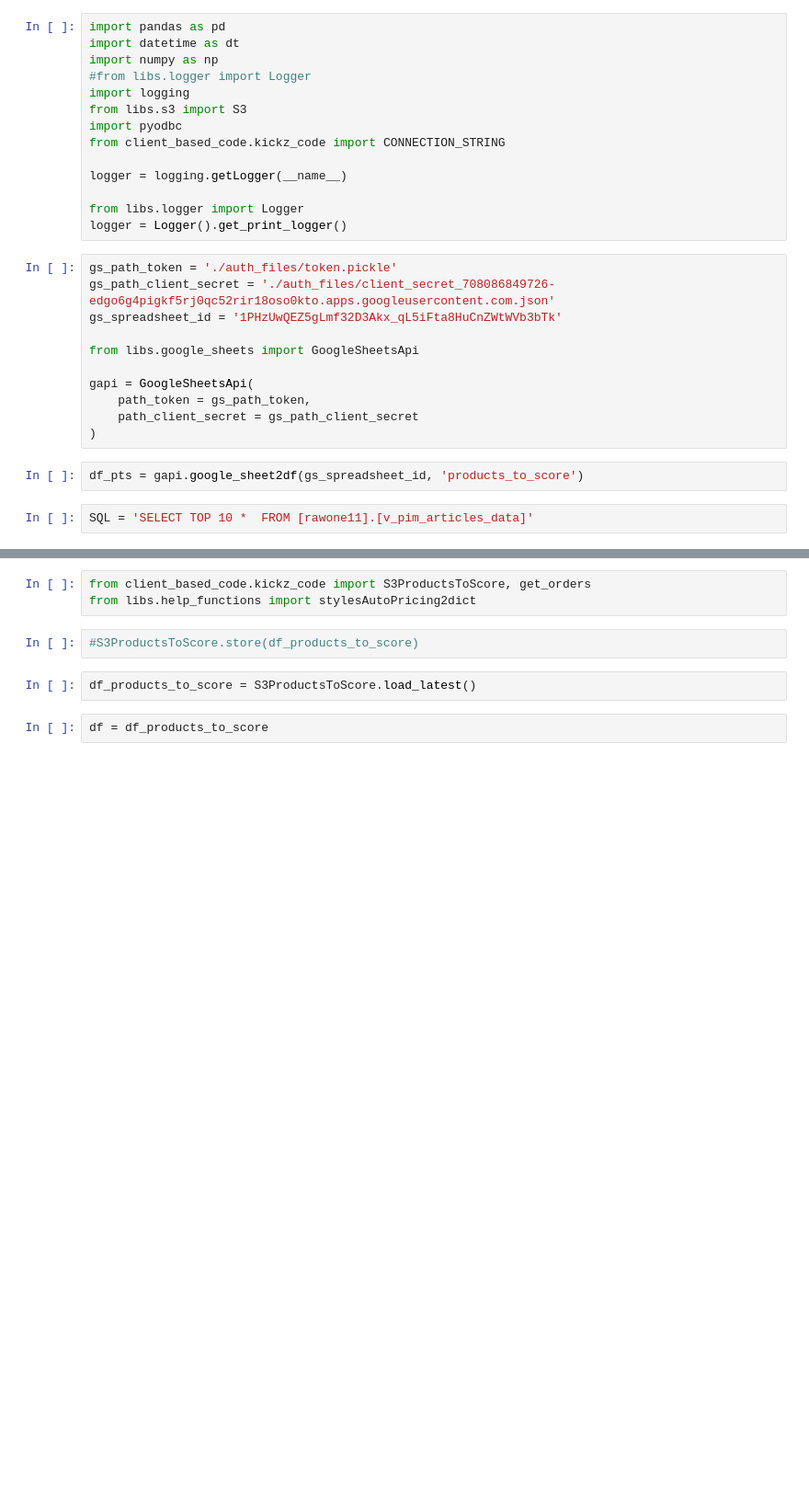
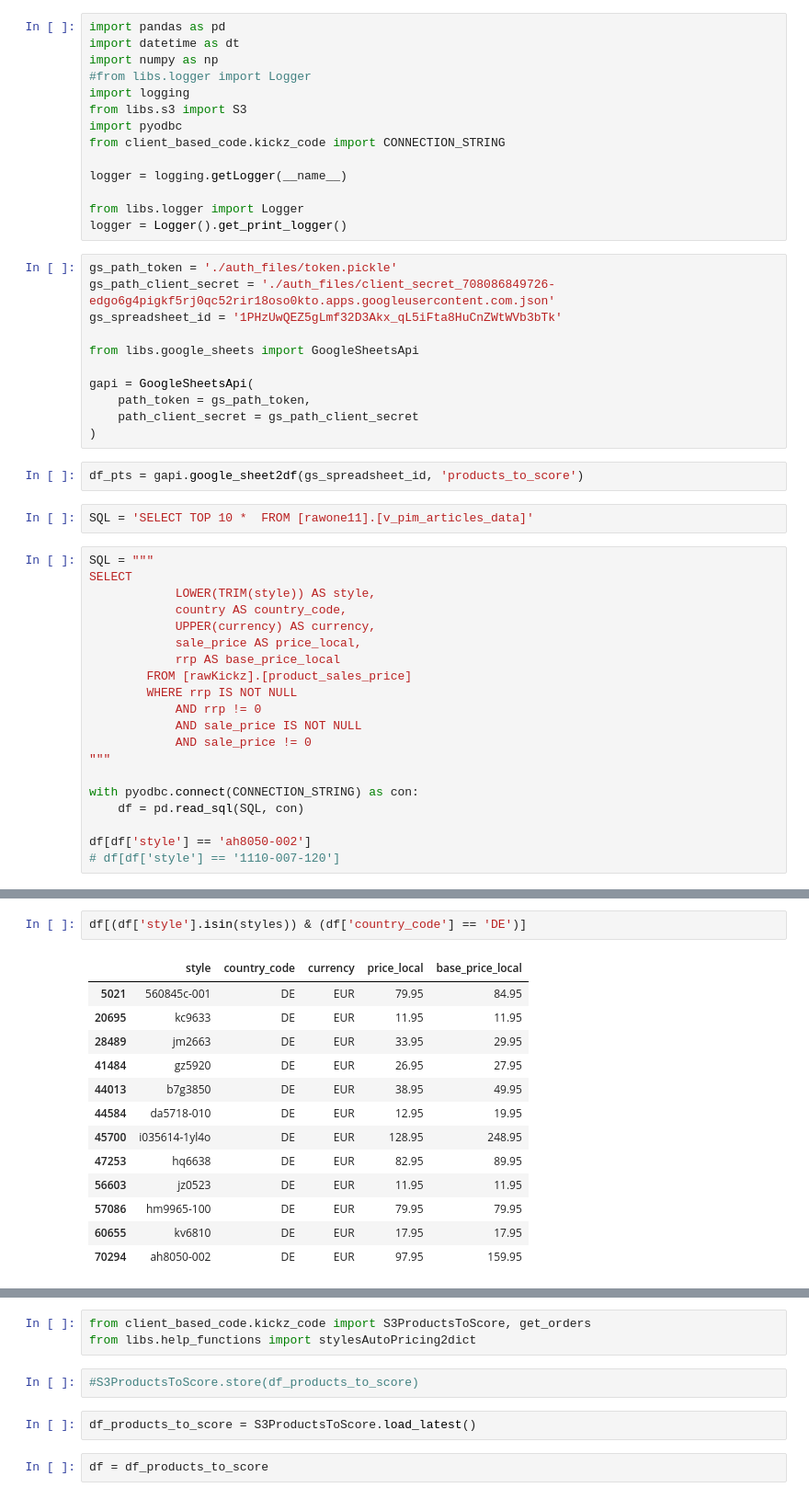
Before and after one commit to jurajkapasny/autopricing-kickz, a Jupyter notebook: kickz-dev.ipynb, the cells around one changed output, grey strips where cells are left out. Shown at 92% size. Drawn from its saved outputs; the diff is of its cells as text; blank space fills up the shorter version.

```diff
--- a/kickz-dev.ipynb
+++ b/kickz-dev.ipynb
@@ -27,3 +27,23 @@ gapi = GoogleSheetsApi(
 df_pts = gapi.google_sheet2df(gs_spreadsheet_id, 'products_to_score')
 # %%
 SQL = 'SELECT TOP 10 *  FROM [rawone11].[v_pim_articles_data]'
+# %%
+SQL = """
+SELECT
+            LOWER(TRIM(style)) AS style,
+            country AS country_code,
+            UPPER(currency) AS currency,
+            sale_price AS price_local,
+            rrp AS base_price_local
+        FROM [rawKickz].[product_sales_price]
+        WHERE rrp IS NOT NULL
+            AND rrp != 0
+            AND sale_price IS NOT NULL
+            AND sale_price != 0
+"""
+
+with pyodbc.connect(CONNECTION_STRING) as con:
+    df = pd.read_sql(SQL, con)
+
+df[df['style'] == 'ah8050-002']
+# df[df['style'] == '1110-007-120']
@@ -29,0 +82,16 @@ SQL = 'SELECT TOP 10 *  FROM [rawone11].[v_pim_articles_data]'
+# %%
+df[(df['style'].isin(styles)) & (df['country_code'] == 'DE')]
+# %% [output]
+|  | style | country_code | currency | price_local | base_price_local |
+| 5021 | 560845c-001 | DE | EUR | 79.95 | 84.95 |
+| 20695 | kc9633 | DE | EUR | 11.95 | 11.95 |
+| 28489 | jm2663 | DE | EUR | 33.95 | 29.95 |
+| 41484 | gz5920 | DE | EUR | 26.95 | 27.95 |
+| 44013 | b7g3850 | DE | EUR | 38.95 | 49.95 |
+| 44584 | da5718-010 | DE | EUR | 12.95 | 19.95 |
+| 45700 | i035614-1yl4o | DE | EUR | 128.95 | 248.95 |
+| 47253 | hq6638 | DE | EUR | 82.95 | 89.95 |
+| 56603 | jz0523 | DE | EUR | 11.95 | 11.95 |
+| 57086 | hm9965-100 | DE | EUR | 79.95 | 79.95 |
+| 60655 | kv6810 | DE | EUR | 17.95 | 17.95 |
+| 70294 | ah8050-002 | DE | EUR | 97.95 | 159.95 |
```
Also changed, not shown: parts of 55 cells of this notebook, 3 other files.
